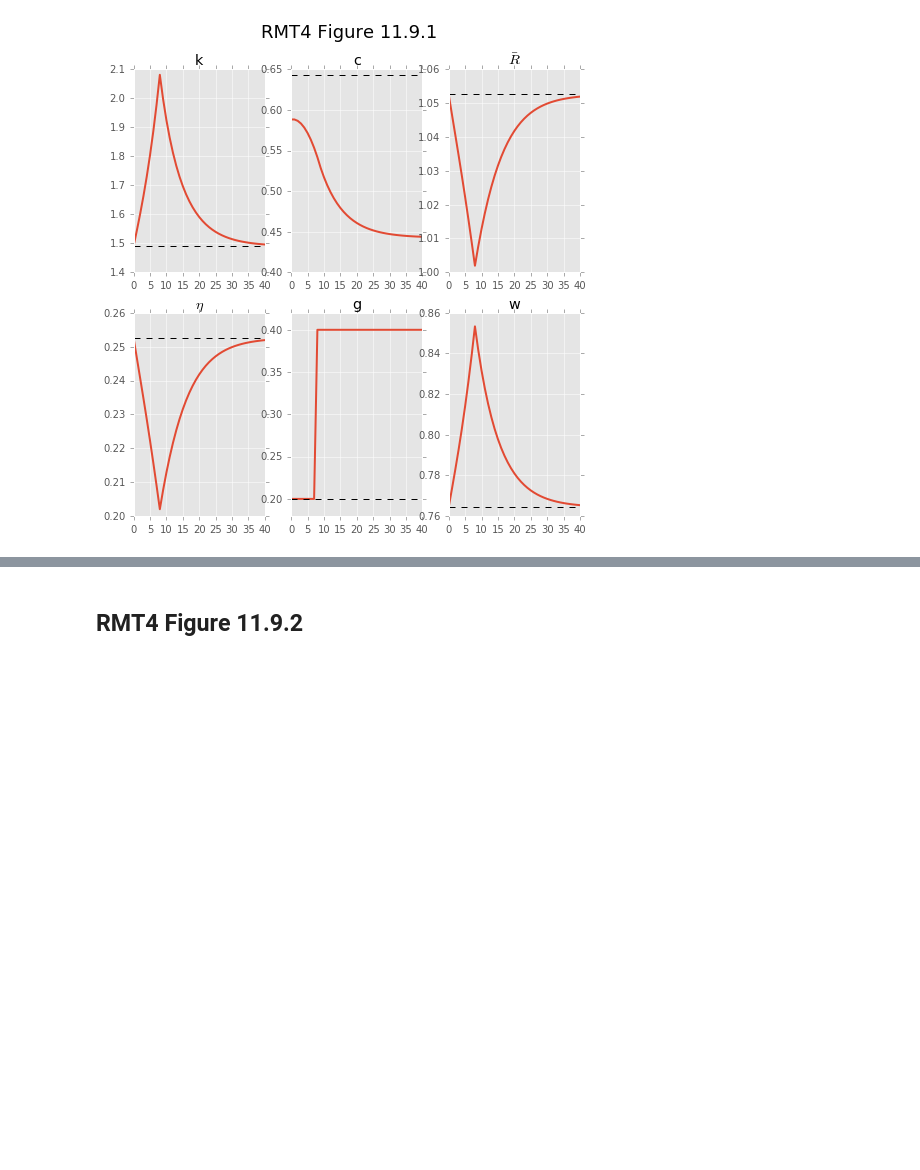
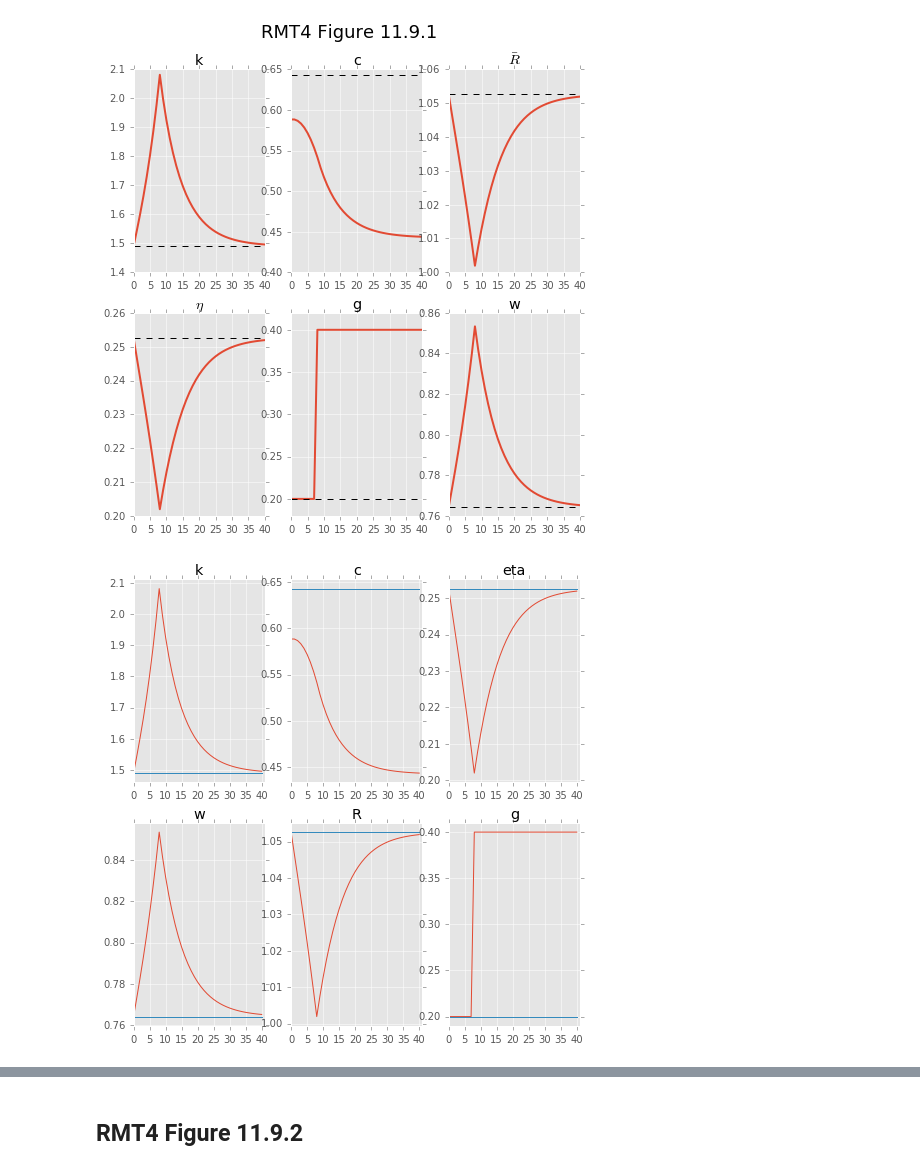
Before and after one commit to EconForge/dolo.py, a Jupyter notebook: examples/notebooks/Figures1191_1193(dolo).ipynb, the cells around one changed output, grey strips where cells are left out. Saved outputs shown, nothing was run; the diff lists cells and outputs as text; code cells hidden in the pictures; blank space fills up the shorter version.

Commit message:
WIP: simple function to plot many irfs (WIP).

```diff
--- a/examples/notebooks/Figures1191_1193(dolo).ipynb
+++ b/examples/notebooks/Figures1191_1193(dolo).ipynb
@@ -19,13 +19,16 @@ T = 101  # simulation length
 p_T = 40  # Periods to plot
 g = np.ones(T + 1) * .4
 g[:9] = 0.2
-g_shock = g[:100][:,None]   # NEW
-
+g_shock=g
+# g_shock = g[:100][:,None]   # NEW
+# g_shock = {'z': [0.2]*10 + [0.4]}
 sol = pf.deterministic_solve(model, shocks=g_shock, T=T, ignore_constraints=True)
 # sol['g'] = g  # NEW: not necessary anymore
 # %% [output]
 Model type detected as 'dtcscc'
 Missing model name. Set as 'anonymous'
+# %%
+sol_ref = pf.deterministic_solve(model, shocks=[0.2], T=T, ignore_constraints=True)
 # %%
 from dolo.algos.dtcscc.steady_state import find_deterministic_equilibrium
 ss = find_deterministic_equilibrium(model, {'g': 0.2})  # new API
@@ -84,3 +87,9 @@ fig.suptitle('RMT4 Figure 11.9.1', fontsize=18)
 # %% [output]
 <matplotlib.text.Text at 0x...>
 [figure]
+# %%
+# There is a function to produce the same kind of graphs easily
+from dolo.misc.graphs import plot_irfs
+fig = plot_irfs([psol, sol_ref])
+# %% [output]
+[figure, added]
```
Also changed, not shown: parts of 3 cells of this notebook, 1 other file.
